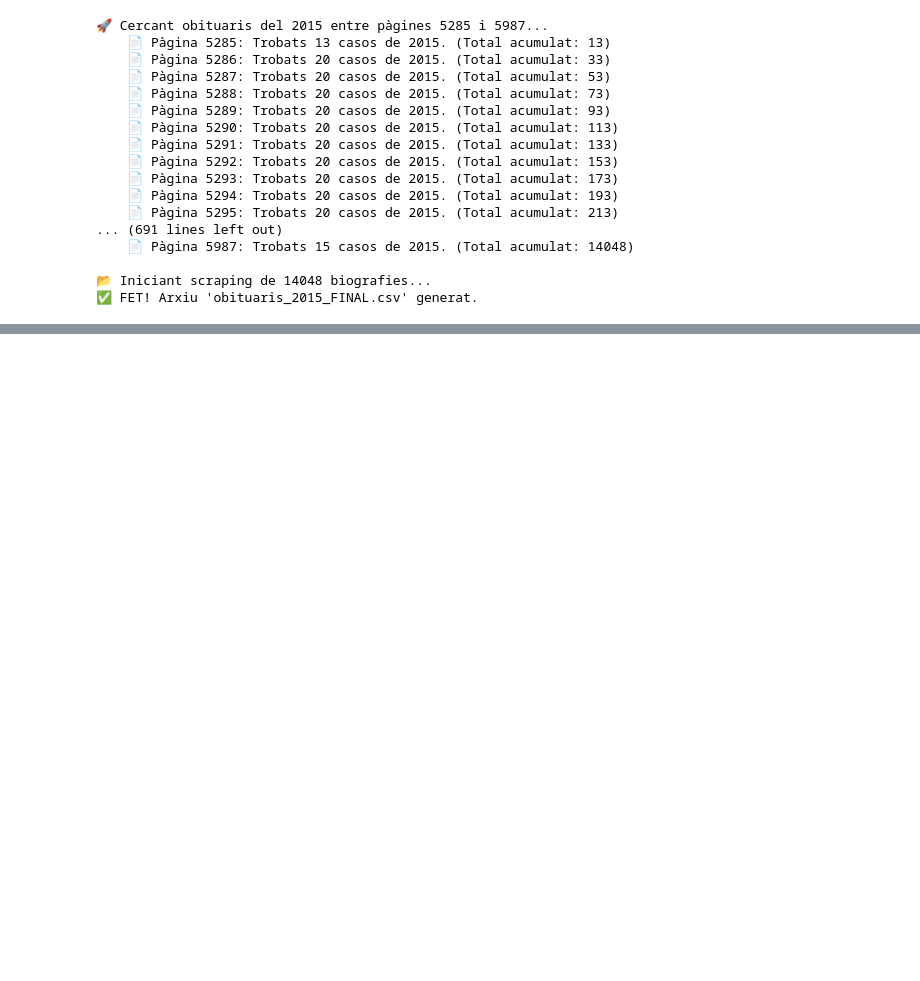
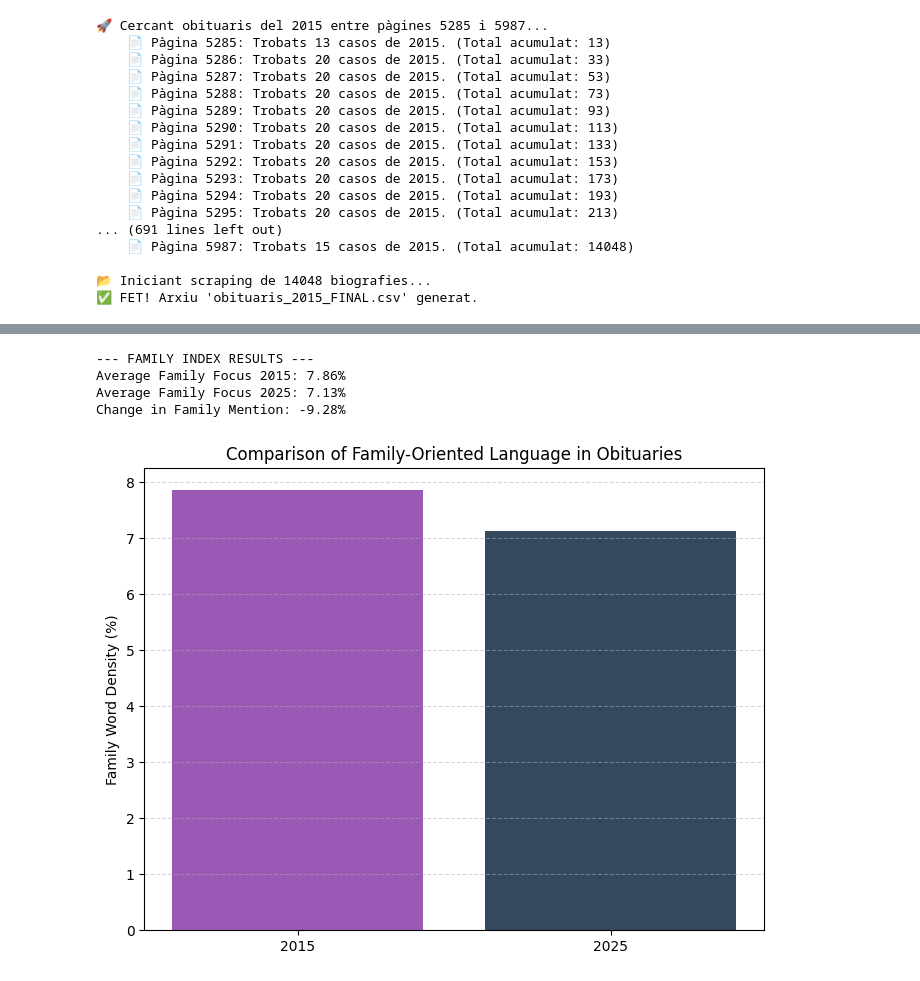
Before and after one commit to gallagelpi/text_minning, a Jupyter notebook: final_project.ipynb, the cells around one changed output, grey strips where cells are left out. Drawn from its saved outputs; the diff is of its cells as text; code cells hidden in the pictures; blank space fills up the shorter version.

```diff
--- a/final_project.ipynb
+++ b/final_project.ipynb
@@ -386,0 +505,62 @@ Topic 7: ['addition', 'death', 'chapel', 'receive', 'services', 'services held',
+# %%
+import pandas as pd
+import re
+import matplotlib.pyplot as plt
+
+# 1. FAMILY & DOMESTIC DICTIONARY
+# We include immediate and extended family, plus words of affection
+family_dict = [
+    'family', 'mother', 'father', 'son', 'daughter', 'brother', 'sister',
+    'grandchild', 'grandchildren', 'grandson', 'granddaughter', 'grandmother',
+    'grandfather', 'nana', 'papa', 'niece', 'nephew', 'cousin', 'aunt', 'uncle',
+    'husband', 'wife', 'spouse', 'partner', 'loving', 'beloved', 'devoted',
+    'survived', 'children', 'great-grandchildren', 'parent'
+]
+
+def get_family_index(text):
+    text = str(text).lower()
+    # Tokenize: 3+ letters
+    words = re.findall(r'\b\w{3,}\b', text)
+    if not words: return 0
+
+    # Count matches
+    count = sum(1 for word in words if any(fam_word in word for fam_word in family_dict))
+
+    # Percentage of the text dedicated to family ties
+    return (count / len(words)) * 100
+
+def analyze_year(file_path):
+    df = pd.read_csv(file_path).dropna(subset=['biografia'])
+    # Clean errors
+    df = df[~df['biografia'].str.contains("Error|Text no trobat|massa curt", case=False)]
+
+    df['fam_index'] = df['biografia'].apply(get_family_index)
+    return df['fam_index']
+
+# 2. RUN ANALYSIS
+fam_2015 = analyze_year("obituaris_2015_FINAL.csv")
+fam_2025 = analyze_year("obituaris_2025_FINAL.csv")
+
+# 3. STATISTICAL COMPARISON
+mean_15 = fam_2015.mean()
+mean_25 = fam_2025.mean()
+diff = ((mean_25 - mean_15) / mean_15) * 100
+
+print(f"--- FAMILY INDEX RESULTS ---")
+print(f"Average Family Focus 2015: {mean_15:.2f}%")
+print(f"Average Family Focus 2025: {mean_25:.2f}%")
+print(f"Change in Family Mention: {diff:.2f}%")
+
+# 4. VISUALIZATION
+plt.figure(figsize=(8, 6))
+plt.bar(['2015', '2025'], [mean_15, mean_25], color=['#9b59b6', '#34495e'])
+plt.ylabel('Family Word Density (%)')
+plt.title('Comparison of Family-Oriented Language in Obituaries')
+plt.grid(axis='y', linestyle='--', alpha=0.5)
+plt.show()
+# %% [output]
+--- FAMILY INDEX RESULTS ---
+Average Family Focus 2015: 7.86%
+Average Family Focus 2025: 7.13%
+Change in Family Mention: -9.28%
+[figure, added]
```
Also changed, not shown: parts of 5 cells of this notebook, 1 other file.
